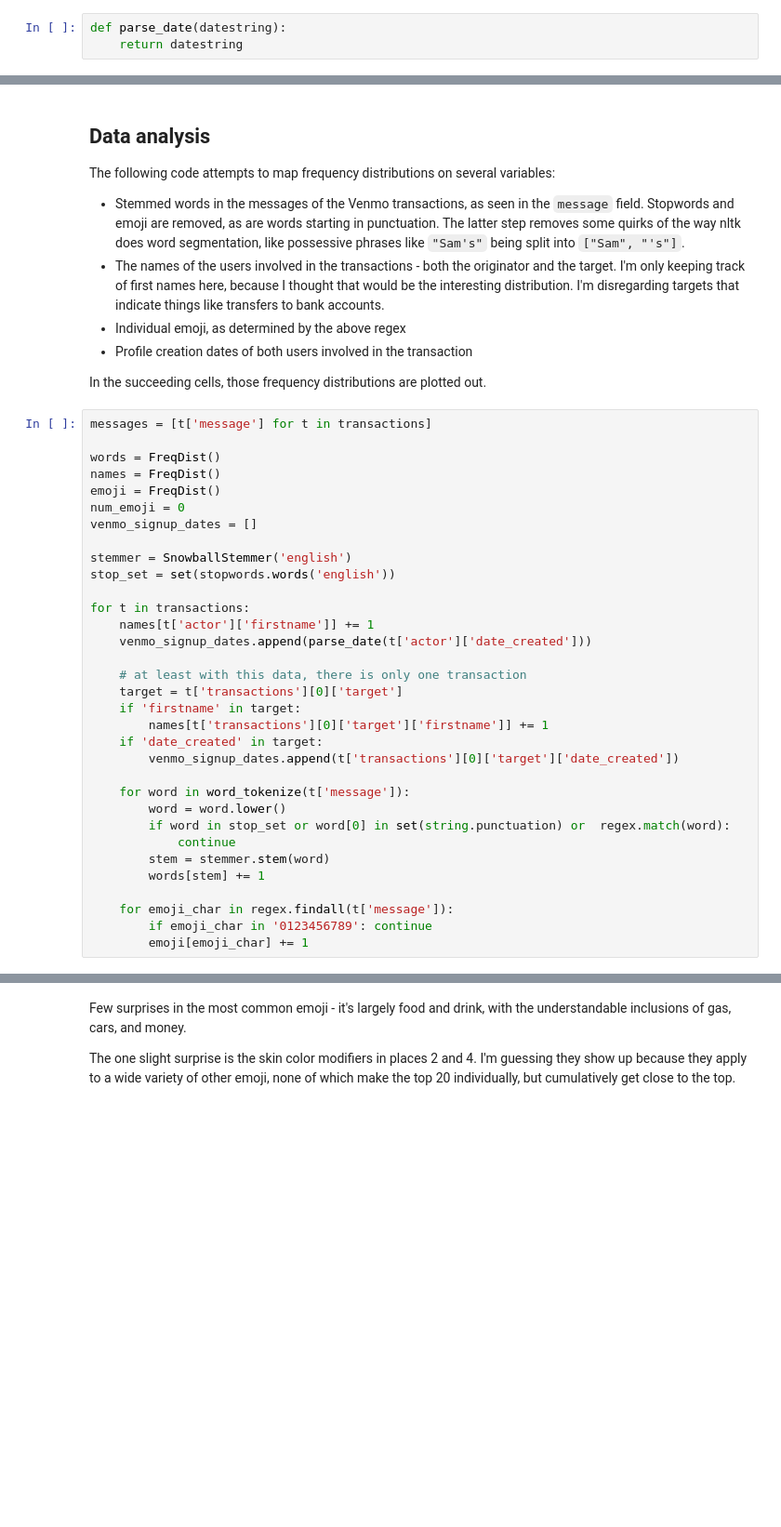
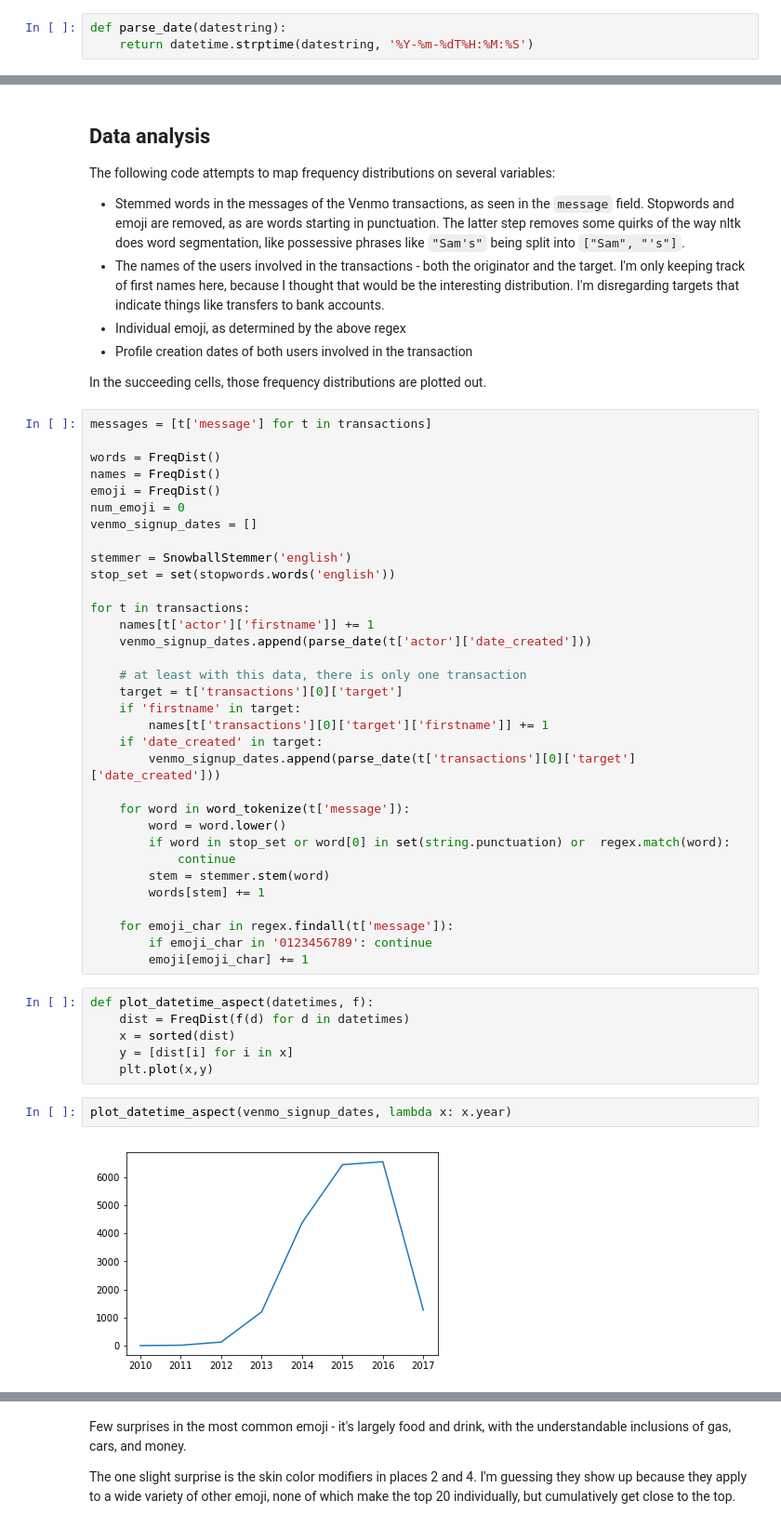
Before and after one commit to gsireesh/venmo-feed, a Jupyter notebook: venmo-feed.ipynb, the cells around one changed output, grey strips where cells are left out. Shown: that part at 93% size. Cells and saved outputs as stored; diff of their text form; blank space fills up the shorter version.

Commit message:
added date/time visualizations

```diff
--- a/venmo-feed.ipynb
+++ b/venmo-feed.ipynb
@@ -53,7 +55,7 @@ transactions = json.loads(open('transactions.json', 'r').read())
 I'm being lazy about the parsing of dates here, will update this soon.
 # %%
 def parse_date(datestring):
-    return datestring
+    return datetime.strptime(datestring, '%Y-%m-%dT%H:%M:%S')
 # %% [markdown]
 ## Filtering Emoji
 
@@ -106,7 +108,7 @@ for t in transactions:
     if 'firstname' in target:
         names[t['transactions'][0]['target']['firstname']] += 1
     if 'date_created' in target:
-        venmo_signup_dates.append(t['transactions'][0]['target']['date_created'])
+        venmo_signup_dates.append(parse_date(t['transactions'][0]['target']['date_created']))
 
     for word in word_tokenize(t['message']):
         word = word.lower()
@@ -118,3 +120,13 @@ for t in transactions:
     for emoji_char in regex.findall(t['message']):
         if emoji_char in '0123456789': continue
         emoji[emoji_char] += 1
+# %%
+def plot_datetime_aspect(datetimes, f):
+    dist = FreqDist(f(d) for d in datetimes)
+    x = sorted(dist)
+    y = [dist[i] for i in x]
+    plt.plot(x,y)
+# %%
+plot_datetime_aspect(venmo_signup_dates, lambda x: x.year)
+# %% [output]
+[figure, added]
```
Also changed, not shown: parts of 3 cells of this notebook.
